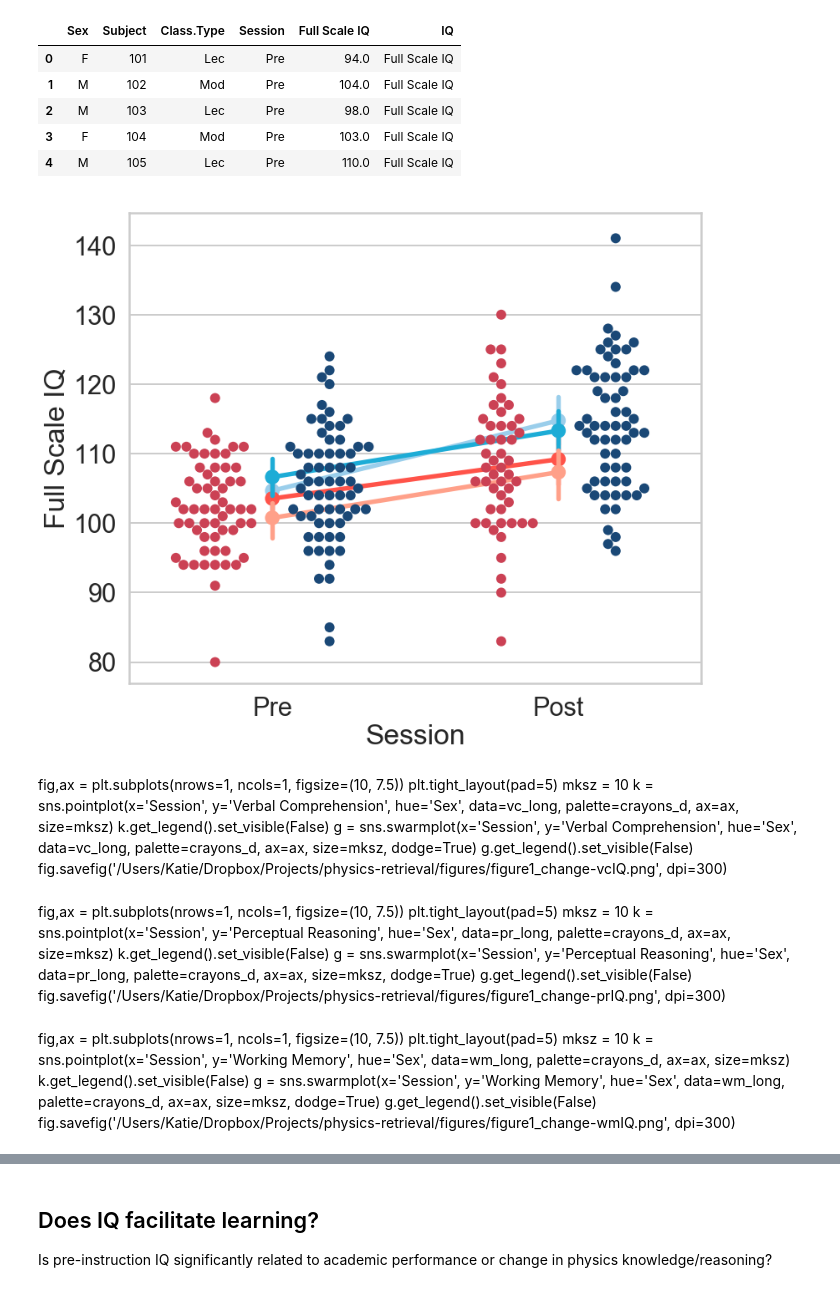
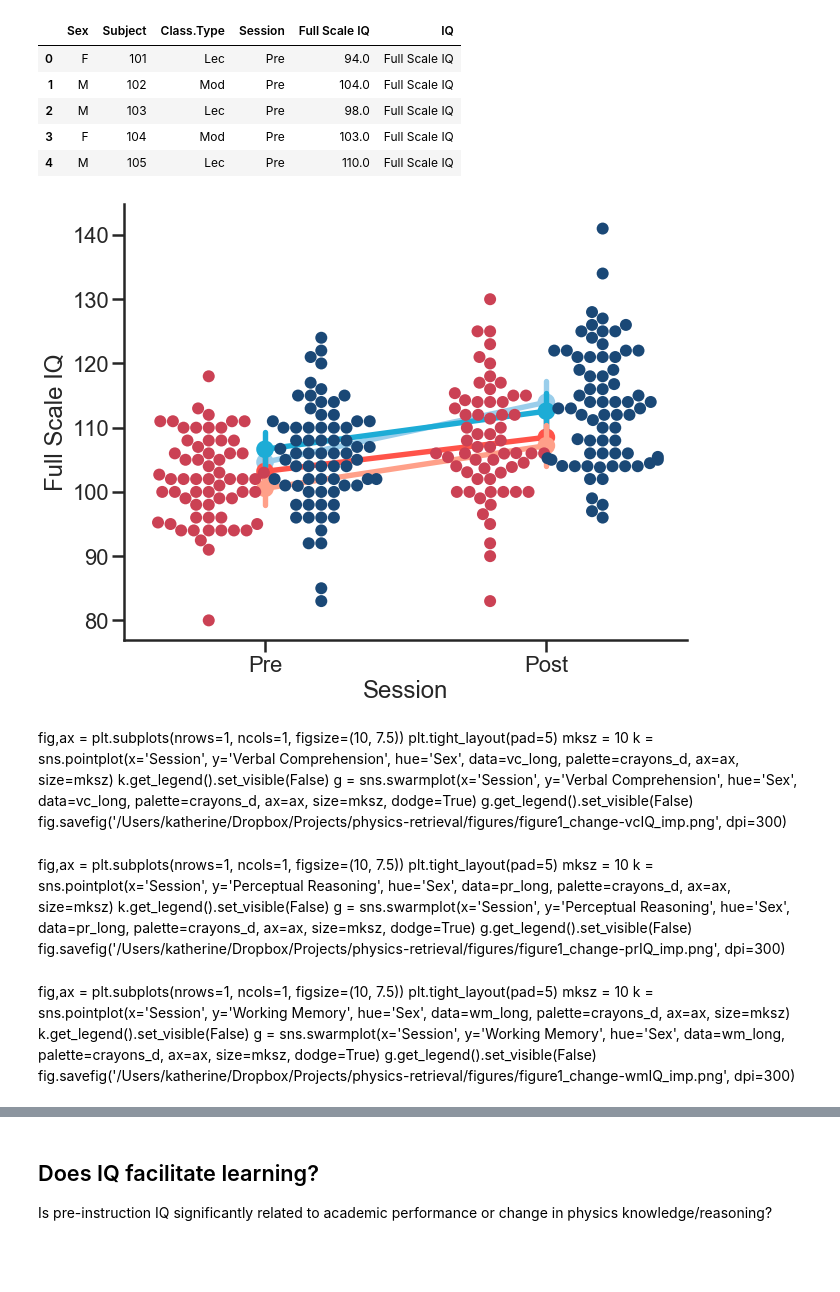
Before and after one commit to 62442katieb/IDConn, a Jupyter notebook: descriptives-imputed.ipynb, the cells around one changed output, grey strips where cells are left out. Cells and saved outputs as stored; diff of their text form; code cells hidden in the pictures; blank space fills up the shorter version.

```diff
--- a/descriptives-imputed.ipynb
+++ b/descriptives-imputed.ipynb
@@ -145 +145,3 @@ Index(['Class.Type', 'Sex', 'Ethnic.Grp', 'GPA', 'Age', 'Handedness',
       dtype='object')
+# %%
+grade = pd.read_csv(join(data_dir, 'iq+brain+demo.csv'), usecols=['ID', 'Phy48Grade'], index_col=0)
@@ -207,5 +237,5 @@ Strt.Level Age -0.5788577495018394 5.443947292273025e-13
 # %%
-impute_pls = fi.SoftImpute(verbose=False)
+impute_pls = fi.KNN(k=4, verbose=False)
 
 all_imputed = impute_pls.fit_transform(all_df.drop(['Class.Type', 'Sex', 'Ethnic.Grp'], axis=1))
 # %%
@@ -218,0 +269,2 @@ imputed_df['Class.Type'] = all_df['Class.Type']
+# %%
+all_df = imputed_df
@@ -316,31 +391,36 @@ fig.savefig(join(fig_dir, 'SI1_dist.png'), dpi=300)
 # %%
 #more data wrangling, for figure creation
 all_df['Subject'] = all_df.index
-pr_long = all_df.melt(id_vars=['Sex', 'Subject', 'Class.Type'], value_vars=['PRI1', 'PRI2'],
+pr_long = all_df.melt(id_vars=['Sex', 'Subject', 'Class.Type'], value_vars=['PRI1', 'PRI2', 'deltaPRI'],
                  var_name='Session')
 pr_long.replace(to_replace='PRI1', value='Pre', inplace=True)
 pr_long.replace(to_replace='PRI2', value='Post', inplace=True)
+pr_long.replace(to_replace='deltaPRI', value='Delta', inplace=True)
 
-vc_long = all_df.melt(id_vars=['Sex', 'Subject', 'Class.Type'], value_vars=['VCI1', 'VCI2'],
+vc_long = all_df.melt(id_vars=['Sex', 'Subject', 'Class.Type'], value_vars=['VCI1', 'VCI2', 'deltaVCI'],
                  var_name='Session')
 vc_long.replace(to_replace='VCI1', value='Pre', inplace=True)
 vc_long.replace(to_replace='VCI2', value='Post', inplace=True)
+vc_long.replace(to_replace='deltaVCI', value='Delta', inplace=True)
 
-
-wm_long = all_df.melt(id_vars=['Sex', 'Subject', 'Class.Type'], value_vars=['WMI1', 'WMI2'],
+wm_long = all_df.melt(id_vars=['Sex', 'Subject', 'Class.Type'], value_vars=['WMI1', 'WMI2', 'deltaWMI'],
                  var_name='Session')
 wm_long.replace(to_replace='WMI1', value='Pre', inplace=True)
 wm_long.replace(to_replace='WMI2', value='Post', inplace=True)
+wm_long.replace(to_replace='deltaWMI', value='Delta', inplace=True)
 
-ps_long = all_df.melt(id_vars=['Sex', 'Subject', 'Class.Type'], value_vars=['PSI1', 'PSI2'],
+
+ps_long = all_df.melt(id_vars=['Sex', 'Subject', 'Class.Type'], value_vars=['PSI1', 'PSI2', 'deltaPSI'],
                  var_name='Session')
 ps_long.replace(to_replace='PSI1', value='Pre', inplace=True)
 ps_long.replace(to_replace='PSI2', value='Post', inplace=True)
+ps_long.replace(to_replace='deltaPSI', value='Delta', inplace=True)
 
-fs_long = all_df.melt(id_vars=['Sex', 'Subject', 'Class.Type'], value_vars=['FSIQ1', 'FSIQ2'],
+fs_long = all_df.melt(id_vars=['Sex', 'Subject', 'Class.Type'], value_vars=['FSIQ1', 'FSIQ2', 'deltaFSIQ'],
                  var_name='Session')
 fs_long.replace(to_replace='FSIQ1', value='Pre', inplace=True)
 fs_long.replace(to_replace='FSIQ2', value='Post', inplace=True)
+fs_long.replace(to_replace='deltaFSIQ', value='Delta', inplace=True)
 # %%
 pr_long['IQ'] = 'Perceptual Reasoning'
 vc_long['IQ'] = 'Verbal Comprehension'
@@ -868,18 +1058,23 @@ fs_long.head()
 | 3 | F | 104 | Mod | Pre | 103.0 | Full Scale IQ |
 | 4 | M | 105 | Lec | Pre | 110.0 | Full Scale IQ |
 # %%
+#sns.set_style('whitegrid')
+
 fig,ax = plt.subplots(nrows=1, ncols=1, figsize=(12, 10))
 plt.tight_layout(pad=5)
 mksz = 12
-k = sns.swarmplot(x='Session', y='Full Scale IQ', hue='Sex', data=fs_long, palette=crayons_d, dodge=True, ax=ax, size=mksz)
+k = sns.swarmplot(x='Session', y='Full Scale IQ', hue='Sex', data=fs_long[fs_long['Session'] != 'Delta'], palette=crayons_d, dodge=True, ax=ax, size=mksz)
 k.get_legend().set_visible(False)
+sns.despine()
 
-j = sns.pointplot(x='Session', y='Full Scale IQ', hue='Class.Type', data=fs_long[fs_long['Sex'] == 'M'], ax=ax, palette=m_2)
-j = sns.pointplot(x='Session', y='Full Scale IQ', hue='Class.Type', data=fs_long[fs_long['Sex'] == 'F'], ax=ax, palette=f_2)
+prepost_df = fs_long[fs_long['Session'] != 'Delta']
+j = sns.pointplot(x='Session', y='Full Scale IQ', hue='Class.Type', data=prepost_df[prepost_df['Sex'] == 'M'], ax=ax, palette=m_2)
+j = sns.pointplot(x='Session', y='Full Scale IQ', hue='Class.Type', data=prepost_df[prepost_df['Sex'] == 'F'], ax=ax, palette=f_2)
 j.get_legend().set_visible(False)
-fig.savefig('/Users/Katie/Dropbox/Projects/physics-retrieval/figures/figure1_change-IQ+SCALED.png', dpi=300)
+sns.despine()
+fig.savefig('/Users/katherine/Dropbox/Projects/physics-retrieval/figures/figure1_change-IQ+SCALED_imp.png', dpi=300)
 # %% [output]
-[figure, old version]
+[figure, new version]
 # %% [markdown]
 fig,ax = plt.subplots(nrows=1, ncols=1, figsize=(10, 7.5))
 plt.tight_layout(pad=5)
@@ -889,7 +1084,7 @@ k.get_legend().set_visible(False)
 g = sns.swarmplot(x='Session', y='Verbal Comprehension', hue='Sex', data=vc_long,
               palette=crayons_d, ax=ax, size=mksz, dodge=True)
 g.get_legend().set_visible(False)
-fig.savefig('/Users/Katie/Dropbox/Projects/physics-retrieval/figures/figure1_change-vcIQ.png', dpi=300)
+fig.savefig('/Users/katherine/Dropbox/Projects/physics-retrieval/figures/figure1_change-vcIQ_imp.png', dpi=300)
 # %% [markdown]
 fig,ax = plt.subplots(nrows=1, ncols=1, figsize=(10, 7.5))
 plt.tight_layout(pad=5)
@@ -899,7 +1094,7 @@ k.get_legend().set_visible(False)
 g = sns.swarmplot(x='Session', y='Perceptual Reasoning', hue='Sex', data=pr_long,
               palette=crayons_d, ax=ax, size=mksz, dodge=True)
 g.get_legend().set_visible(False)
-fig.savefig('/Users/Katie/Dropbox/Projects/physics-retrieval/figures/figure1_change-prIQ.png', dpi=300)
+fig.savefig('/Users/katherine/Dropbox/Projects/physics-retrieval/figures/figure1_change-prIQ_imp.png', dpi=300)
 # %% [markdown]
 fig,ax = plt.subplots(nrows=1, ncols=1, figsize=(10, 7.5))
 plt.tight_layout(pad=5)
@@ -909,7 +1104,7 @@ k.get_legend().set_visible(False)
 g = sns.swarmplot(x='Session', y='Working Memory', hue='Sex', data=wm_long,
               palette=crayons_d, ax=ax, size=mksz, dodge=True)
 g.get_legend().set_visible(False)
-fig.savefig('/Users/Katie/Dropbox/Projects/physics-retrieval/figures/figure1_change-wmIQ.png', dpi=300)
+fig.savefig('/Users/katherine/Dropbox/Projects/physics-retrieval/figures/figure1_change-wmIQ_imp.png', dpi=300)
 # %% [markdown]
 fig,ax = plt.subplots(nrows=1, ncols=1, figsize=(10, 7.5))
 mksz = 10
```
Also changed, not shown: parts of 73 cells of this notebook, 48 other files.
